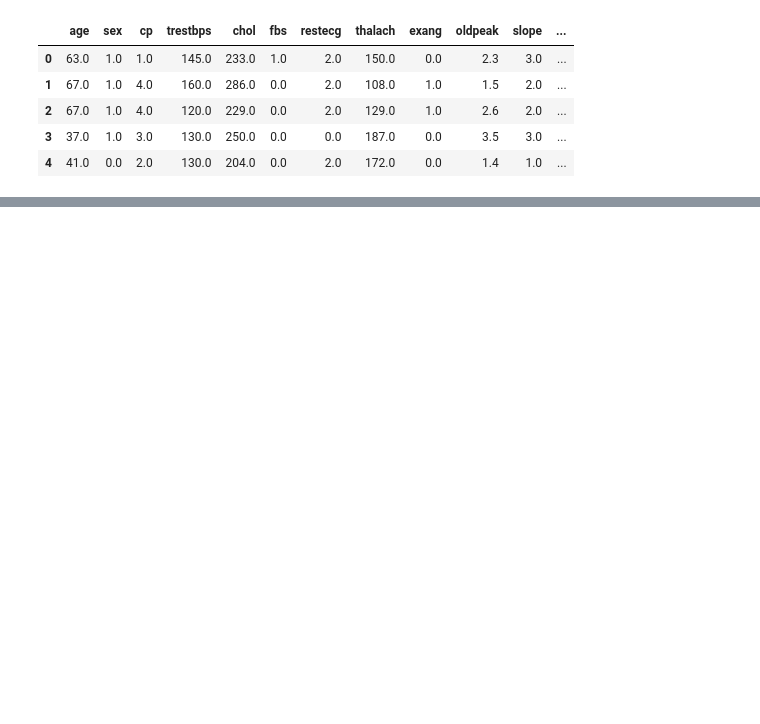
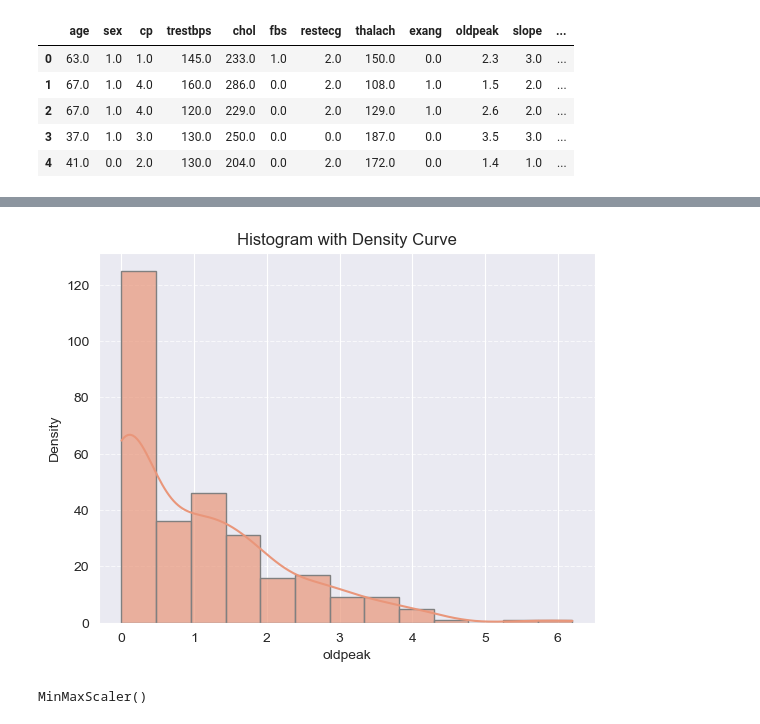
Before and after one commit to everhettoo/heart-disease-analysis, a Jupyter notebook: 3.0-preprocessing.ipynb, the cells around one changed output, grey strips where cells are left out. Cells and saved outputs as stored; diff of their text form; code cells hidden in the pictures; blank space fills up the shorter version.

Commit message:
WIP preprocessing

```diff
--- a/3.0-preprocessing.ipynb
+++ b/3.0-preprocessing.ipynb
@@ -6,9 +9,7 @@ import pandas as pd
 # %%
-header = ['age', 'sex', 'cp', 'trestbps', 'chol', 'fbs', 'restecg', 'thalach', 'exang', 'oldpeak', 'slope', 'ca',
-          'thal', 'num']
-data = pd.read_csv('data/uci-heart-disease/processed.cleveland.data', names=header)
+df = pd.read_csv('data/uci-heart-disease/processed.cleveland-cleansed.data')
 # 303 records and 14 columns.
-data.head(5)
+df.head(5)
 # %% [output]
 |  | age | sex | cp | trestbps | chol | fbs | restecg | thalach | exang | oldpeak | slope | ... |
 | 0 | 63.0 | 1.0 | 1.0 | 145.0 | 233.0 | 1.0 | 2.0 | 150.0 | 0.0 | 2.3 | 3.0 | ... |
@@ -175,0 +20,14 @@ tmp.corr()
+# %%
+# From the data-dictionary, we can observe that only 'oldpeak' is in float format. Other data can be changed from float to int.
+df['age'] = df['age'].astype('int')
+df['sex'] = df['sex'].astype('int')
+df['cp'] = df['cp'].astype('int')
+df['trestbps'] = df['trestbps'].astype('int')
+df['chol'] = df['chol'].astype('int')
+df['fbs'] = df['fbs'].astype('int')
+df['restecg'] = df['restecg'].astype('int')
+df['thalach'] = df['thalach'].astype('int')
+df['exang'] = df['exang'].astype('int')
+df['slope'] = df['slope'].astype('int')
+df['ca'] = df['ca'].astype('int')
+df['thal'] = df['ca'].astype('int')
@@ -175,0 +43,17 @@ tmp.corr()
+# %%
+key = 'oldpeak'
+sns.histplot(df[key], kde=True, color='darksalmon', edgecolor='grey', alpha=0.7)
+
+plt.title('Histogram with Density Curve')
+plt.xlabel(key)
+plt.ylabel('Density')
+plt.grid(axis='y', linestyle='--', alpha=0.7)
+plt.show()
+# %% [output]
+[figure, added]
+# %%
+from sklearn.preprocessing import MinMaxScaler
+scaler = MinMaxScaler()
+print(scaler.fit(df))
+# %% [output]
+MinMaxScaler()
```
Also changed, not shown: parts of 21 cells of this notebook, 1 other file.
